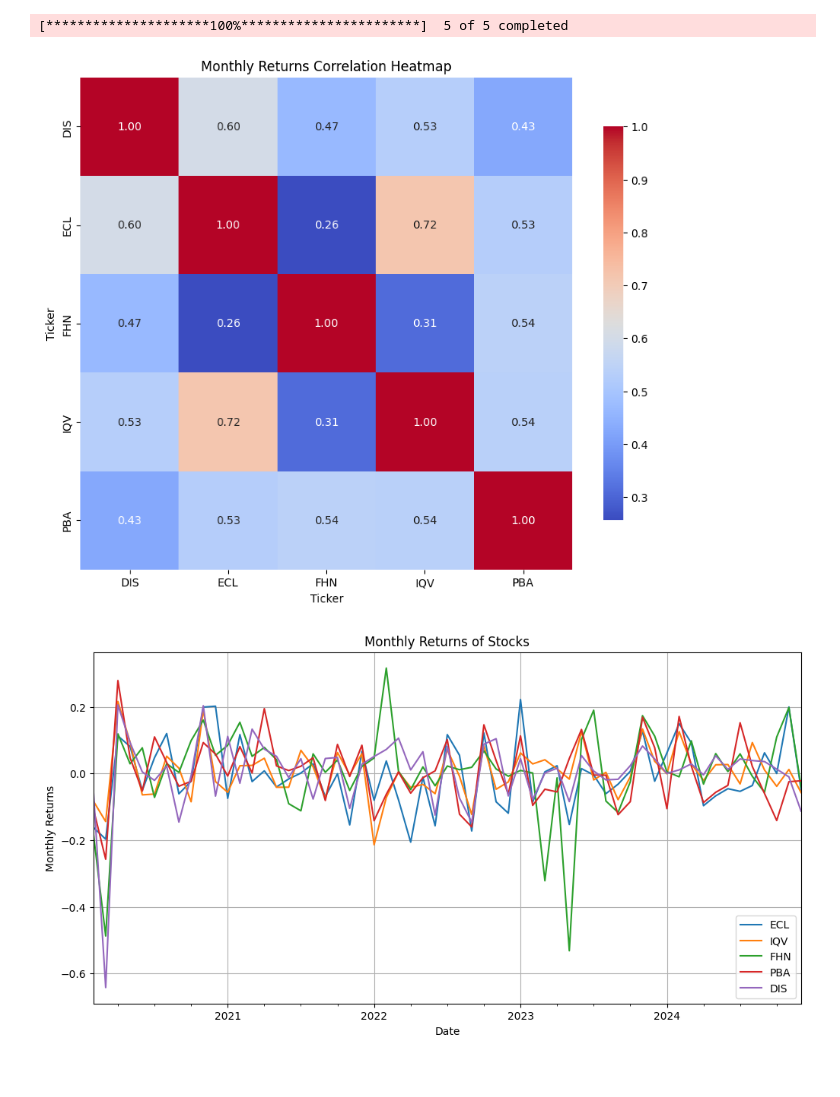
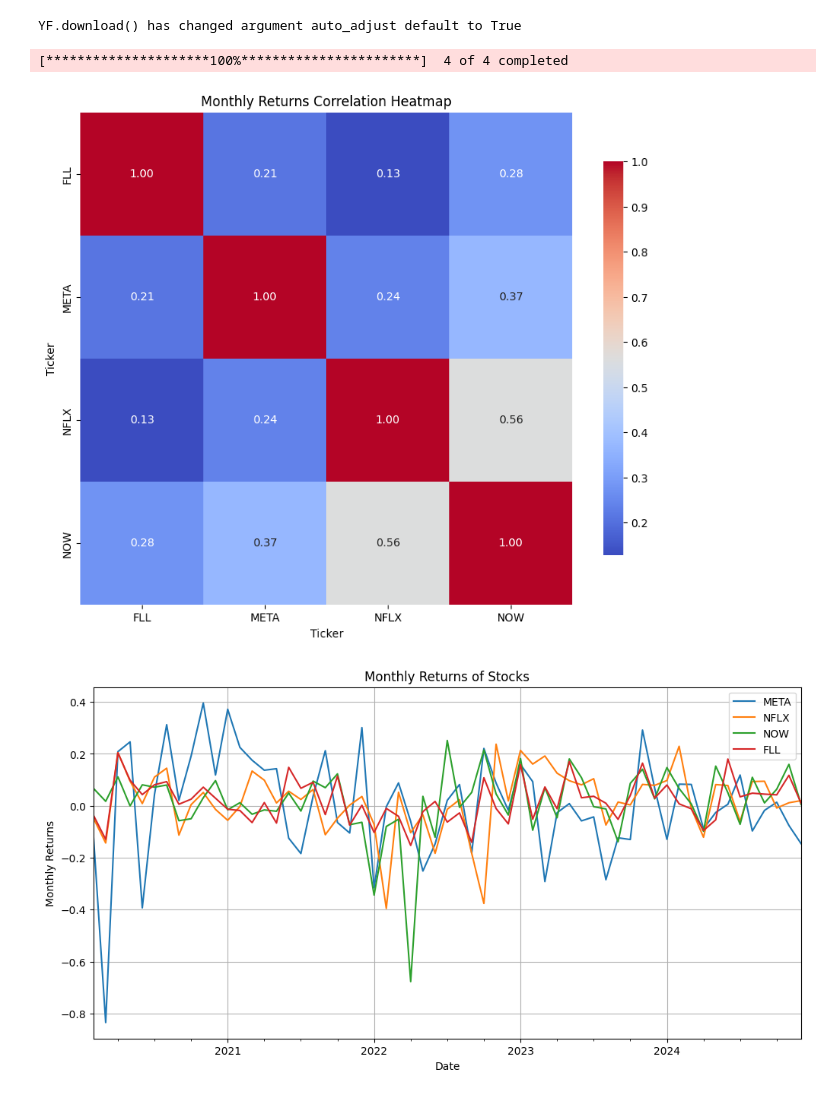
Before and after one commit to a4kulshr/quantaco, a Jupyter notebook: Political trading/polstocks.ipynb, the cells around one changed output. Saved outputs shown, nothing was run; the diff lists cells and outputs as text; code cells hidden in the pictures.

```diff
--- a/Political trading/polstocks.ipynb
+++ b/Political trading/polstocks.ipynb
@@ -8,31 +8,32 @@ import seaborn as sn
 # %%
 #import all 4 stocks
 
-stocks = ['ECL','IQV', 'FHN', 'PBA', 'DIS']
+stocks = ['META', 'NFLX', 'NOW', 'FLL']
 df = yf.download(stocks, start='2020-01-01', end='2025-01-01')
 # Resample to monthly frequency
 df = df['Close'].resample('M').last()
 # Calculate monthly returns
 monthly_returns = df.pct_change().dropna()
 log_returns = np.log(monthly_returns + 1)
 #plot the heatmap
 plt.figure(figsize=(10, 8))
 sn.heatmap(monthly_returns.corr(), annot=True, cmap='coolwarm', fmt='.2f', square=True, cbar_kws={"shrink": .8})
 plt.title('Monthly Returns Correlation Heatmap')
 plt.show()
 
 #plot the returns of each stock
 log_returns.plot(figsize=(12, 6))
 plt.title('Monthly Returns of Stocks')
 plt.xlabel('Date')
 plt.ylabel('Monthly Returns')
 plt.legend(stocks)
 plt.grid()
 plt.show()
 # %% [output]
-[*********************100%***********************]  5 of 5 completed
+YF.download() has changed argument auto_adjust default to True
+[*********************100%***********************]  4 of 4 completed
-[figure, old version]
+[figure, new version]
-[figure, old version]
+[figure, new version]
 # %%
 #set random forest parameters
 from sklearn.ensemble import RandomForestRegressor
```
Also changed, not shown: parts of 5 cells of this notebook, 7 other files.
